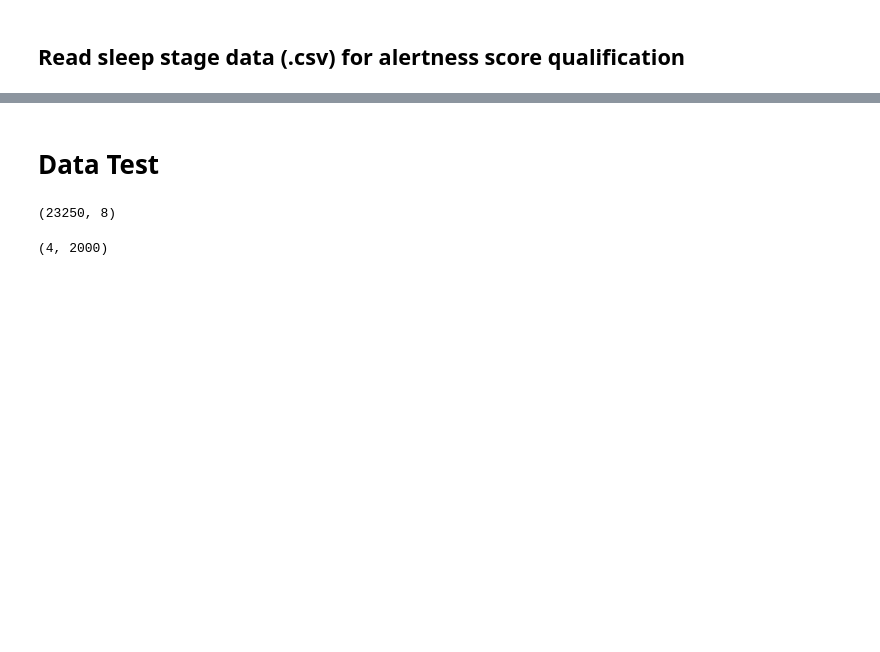
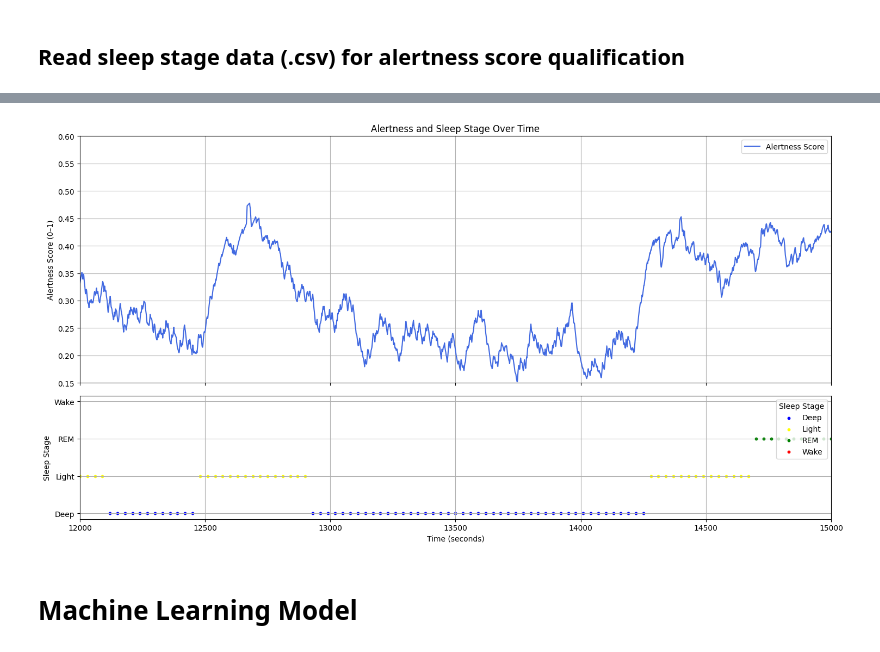
Before and after one commit to surya-ven/lucid-dreaming-core, a Jupyter notebook: test_alertness_detection.ipynb, the cells around one changed output, grey strips where cells are left out. Cells and saved outputs as stored; diff of their text form; code cells hidden in the pictures; blank space fills up the shorter version.

```diff
--- a/test_alertness_detection.ipynb
+++ b/test_alertness_detection.ipynb
@@ -214,4 +239,4 @@ df['alertness_score_ema'] = df['alert_int'].ewm(span=10, adjust=False).mean()
 ## Read sleep stage data (.csv) for alertness score qualification
 # %%
 file_path = '/Users/lejieliu/Documents/LucidDreamInduction/sample_data/E244GH55FX1U_1737280614000.csv'
-data = pd.read_csv(file_path)
+sleep_data = pd.read_csv(file_path)
@@ -255,2 +242,0 @@ plt.show()
-# %% [markdown]
-# Data Test
@@ -259,14 +242,0 @@ file_path = 'recorded_data/ALERTNESS_3minmark_1/custom_combined_data.dat'
-# %%
-data = np.fromfile(file_path, dtype = np.float32)
-
-data = data.reshape(-1, 8)
-
-eeg_data = data[:2000, :4].transpose()
-# %%
-data.shape
-# %% [output]
-(23250, 8)
-# %%
-eeg_data.shape
-# %% [output]
-(4, 2000)
@@ -337,2 +243,46 @@ def compute_alertness_score(data, sfreq=125, win_sec=10, step_sec=3, n_fft=256):
-# %%
-df, latest_score = compute_alertness_score(eeg_data, sfreq=126, win_sec=10, step_sec=1, n_fft=256)
+# %%
+import matplotlib.pyplot as plt
+
+start_time = 0000
+start_time = 12000
+end_time = 30000
+end_time = 15000
+
+fig, (ax1, ax2) = plt.subplots(2, 1, sharex=True, figsize=(15, 8), gridspec_kw={'height_ratios': [2, 1]})
+
+# ==== Alertness Score ====
+ax1.plot(df['start_time'], df['alertness_score_ema'], linestyle='-', color='royalblue', label='Alertness Score')
+ax1.set_ylabel("Alertness Score (0–1)")
+ax1.set_title("Alertness and Sleep Stage Over Time")
+ax1.set_ylim(0, 1)
+ax1.grid(True)
+ax1.legend(loc='upper right')
+
+# ==== Sleep Stage ====
+# data['Relative Time'] = (data['Timestamp'] - data['Timestamp'].iloc[0])
+
+stage_colors = {
+    'Deep': 'blue',
+    'Light': 'yellow',
+    'REM': 'green',
+    'Wake': 'red'
+}
+
+for stage, color in stage_colors.items():
+    stage_data = data[data['Sleep stage'] == stage]
+    ax2.scatter(stage_data['Relative Time'], [stage] * len(stage_data), color=color, label=stage, s=10)
+
+ax2.set_xlabel("Time (seconds)")
+ax2.set_ylabel("Sleep Stage")
+ax2.legend(title='Sleep Stage', loc='upper right')
+ax2.grid(True)
+
+ax1.set_ylim(0.15, 0.6)
+ax2.set_xlim(start_time, end_time)
+
+plt.tight_layout()
+plt.show()
+# %% [output]
+[figure, added]
+# %% [markdown]
+# Machine Learning Model
```
Also changed, not shown: parts of 17 cells of this notebook, 4 other files.
